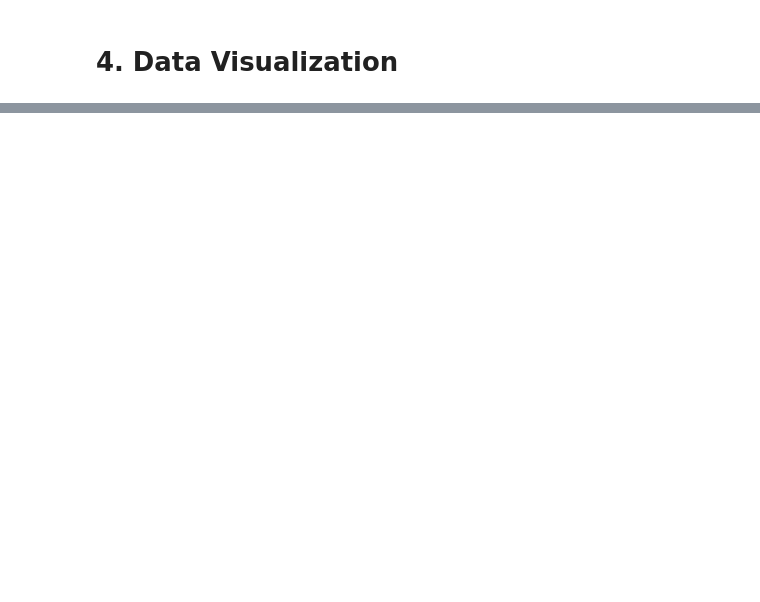
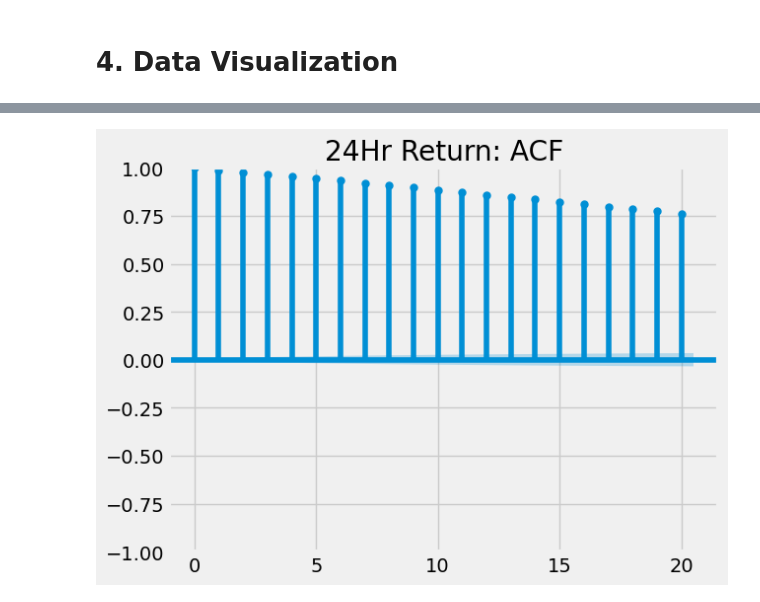
Before and after one commit to anshul96go/quant, a Jupyter notebook: TS_millennium/EDA.ipynb, the cells around one changed output, grey strips where cells are left out. Cells and saved outputs as stored; diff of their text form; code cells hidden in the pictures; blank space fills up the shorter version.

Commit message:
01142024: Millennium Assesment update - return properties

```diff
--- a/TS_millennium/EDA.ipynb
+++ b/TS_millennium/EDA.ipynb
@@ -174,0 +128,2 @@ if __name__ == '__main__':
+# %%
+df_orig = pd.read_csv('candidate.csv')
@@ -174,0 +184,4 @@ if __name__ == '__main__':
+# %%
+clf = Model()
+df = df_orig.copy()
+df = clf.create_target_variable(df)
@@ -174,0 +221,3 @@ if __name__ == '__main__':
+# %%
+ret = df['return'].dropna()
+ret
@@ -174,0 +237,8 @@ if __name__ == '__main__':
+# %%
+from statsmodels.graphics.tsaplots import *
+
+# plt.figure(figsize=(10, 6))
+plot_acf(ret,lags=20,title='24Hr Return: ACF')
+plt.show()
+# %% [output]
+[figure, added]
```
Also changed, not shown: parts of 19 cells of this notebook, 2 other files.
